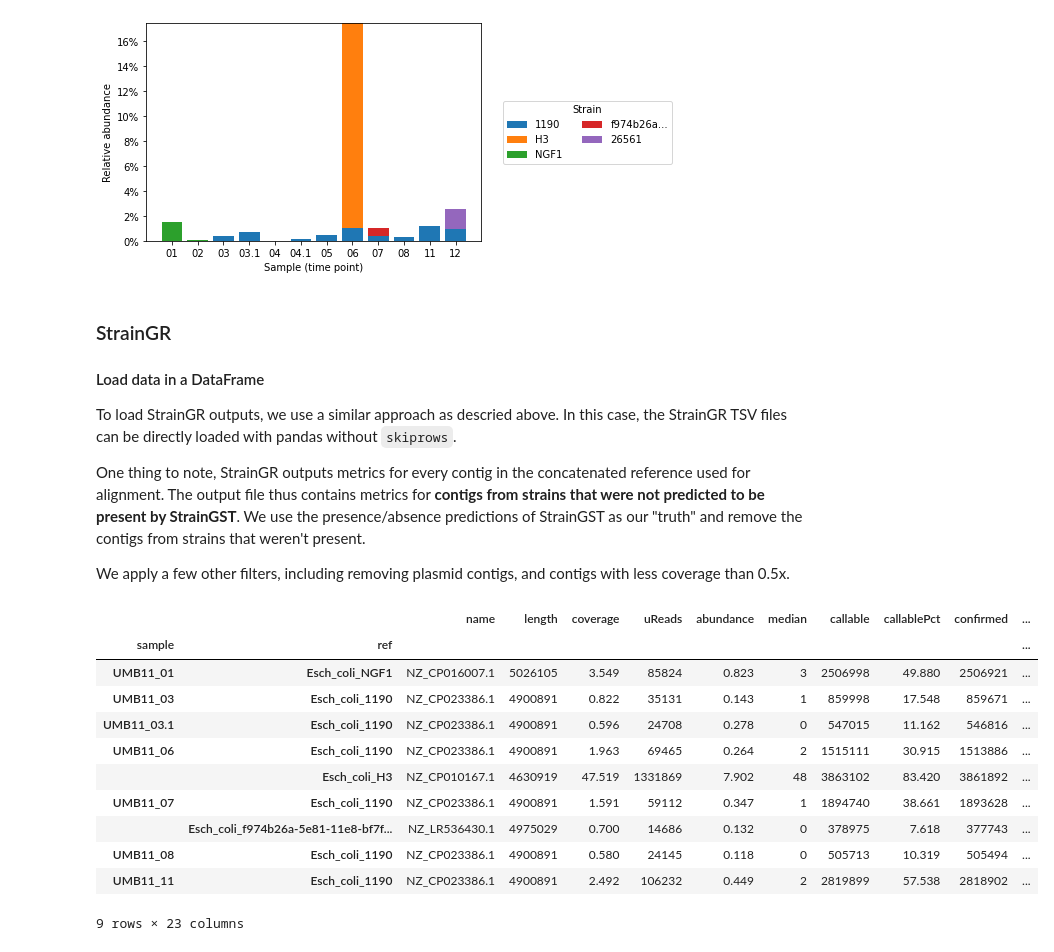
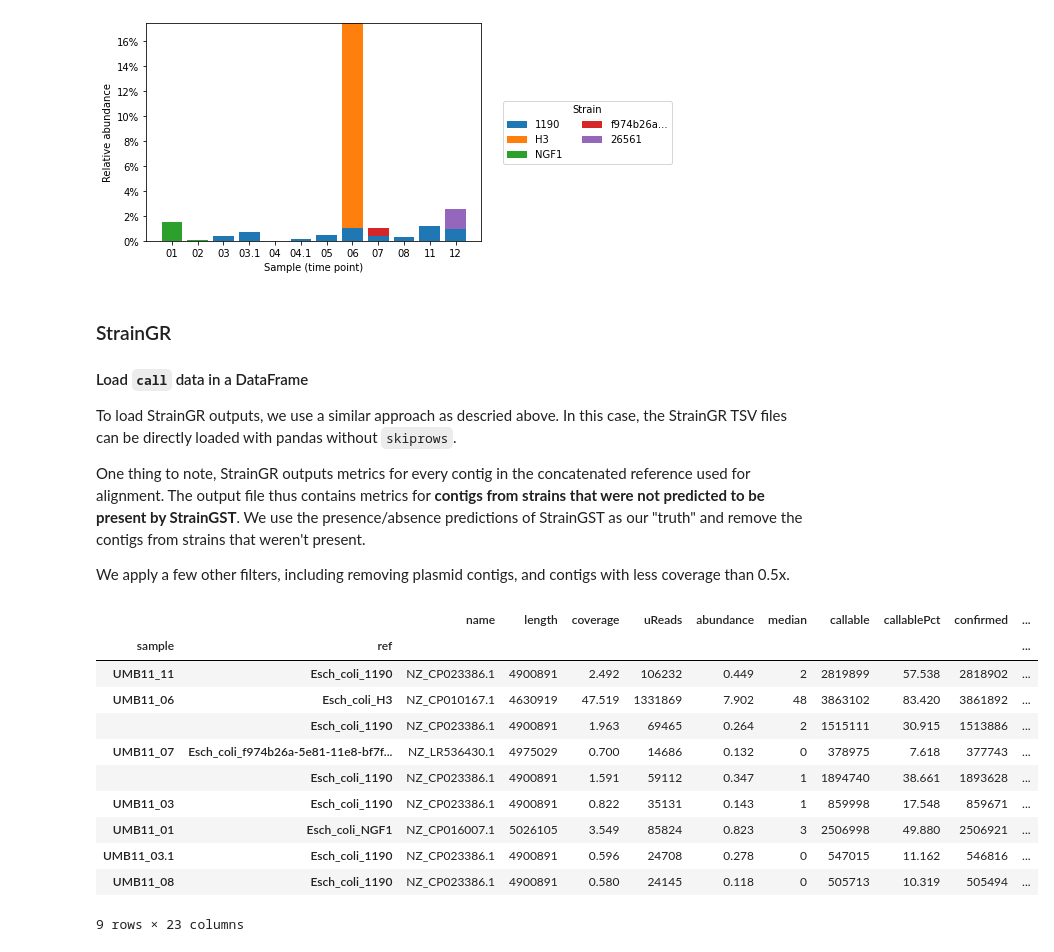
Before and after one commit to broadinstitute/StrainGE, a Jupyter notebook: docs/analysis.ipynb, the cells around one changed output. Saved outputs shown, nothing was run; the diff lists cells and outputs as text; code cells hidden in the pictures.

```diff
--- a/docs/analysis.ipynb
+++ b/docs/analysis.ipynb
@@ -108,7 +109,7 @@ plt.show()
 # %% [markdown]
 ### StrainGR
 
-#### Load data in a DataFrame
+#### Load `call` data in a DataFrame
 
 To load StrainGR outputs, we use a similar approach as descried above. In this case, the StrainGR TSV files can be directly loaded with pandas without `skiprows`.
 
@@ -118,31 +119,33 @@ We apply a few other filters, including removing plasmid contigs, and contigs wi
 # %%
 STRAINGR_DIR = Path("straingr/")
 
 df_list = []
 sample_names = []
 for f in STRAINGR_DIR.glob("*.tsv"):
     df = pandas.read_csv(f, sep='\t', index_col=0)
     df = df.drop(index='TOTAL')  # Remove TOTAL statistics
 
     df_list.append(df)
     sample_names.append(f.stem)
 
 straingr_df = pandas.concat(df_list, keys=sample_names, names=["sample"])
 straingr_df['straingst_present'] = straingr_df.index.map(lambda ix: ix in straingst_df.index)
 straingr_df['is_plasmid'] = straingr_df['length'] < 4e6
 straingr_df['enough_cov'] = straingr_df['coverage'] > 0.5
-straingr_df = straingr_df[straingr_df['straingst_present'] & ~straingr_df['is_plasmid'] & straingr_df['enough_cov']].copy()
-straingr_df.sort_index()
+
+# Filter and re-index
+straingr_df = straingr_df[straingr_df['straingst_present'] & ~straingr_df['is_plasmid'] & straingr_df['enough_cov']].reset_index().set_index(['sample', 'ref'])
+straingr_df
 # %% [output]
 |  |  | name | length | coverage | uReads | abundance | median | callable | callablePct | confirmed | ... |
 | sample | ref |  |  |  |  |  |  |  |  |  | ... |
+| UMB11_11 | Esch_coli_1190 | NZ_CP023386.1 | 4900891 | 2.492 | 106232 | 0.449 | 2 | 2819899 | 57.538 | 2818902 | ... |
+| UMB11_06 | Esch_coli_H3 | NZ_CP010167.1 | 4630919 | 47.519 | 1331869 | 7.902 | 48 | 3863102 | 83.420 | 3861892 | ... |
+|  | Esch_coli_1190 | NZ_CP023386.1 | 4900891 | 1.963 | 69465 | 0.264 | 2 | 1515111 | 30.915 | 1513886 | ... |
+| UMB11_07 | Esch_coli_f974b26a-5e81-11e8-bf7f... | NZ_LR536430.1 | 4975029 | 0.700 | 14686 | 0.132 | 0 | 378975 | 7.618 | 377743 | ... |
+|  | Esch_coli_1190 | NZ_CP023386.1 | 4900891 | 1.591 | 59112 | 0.347 | 1 | 1894740 | 38.661 | 1893628 | ... |
+| UMB11_03 | Esch_coli_1190 | NZ_CP023386.1 | 4900891 | 0.822 | 35131 | 0.143 | 1 | 859998 | 17.548 | 859671 | ... |
 | UMB11_01 | Esch_coli_NGF1 | NZ_CP016007.1 | 5026105 | 3.549 | 85824 | 0.823 | 3 | 2506998 | 49.880 | 2506921 | ... |
-| UMB11_03 | Esch_coli_1190 | NZ_CP023386.1 | 4900891 | 0.822 | 35131 | 0.143 | 1 | 859998 | 17.548 | 859671 | ... |
 | UMB11_03.1 | Esch_coli_1190 | NZ_CP023386.1 | 4900891 | 0.596 | 24708 | 0.278 | 0 | 547015 | 11.162 | 546816 | ... |
-| UMB11_06 | Esch_coli_1190 | NZ_CP023386.1 | 4900891 | 1.963 | 69465 | 0.264 | 2 | 1515111 | 30.915 | 1513886 | ... |
-|  | Esch_coli_H3 | NZ_CP010167.1 | 4630919 | 47.519 | 1331869 | 7.902 | 48 | 3863102 | 83.420 | 3861892 | ... |
-| UMB11_07 | Esch_coli_1190 | NZ_CP023386.1 | 4900891 | 1.591 | 59112 | 0.347 | 1 | 1894740 | 38.661 | 1893628 | ... |
-|  | Esch_coli_f974b26a-5e81-11e8-bf7f... | NZ_LR536430.1 | 4975029 | 0.700 | 14686 | 0.132 | 0 | 378975 | 7.618 | 377743 | ... |
 | UMB11_08 | Esch_coli_1190 | NZ_CP023386.1 | 4900891 | 0.580 | 24145 | 0.118 | 0 | 505713 | 10.319 | 505494 | ... |
-| UMB11_11 | Esch_coli_1190 | NZ_CP023386.1 | 4900891 | 2.492 | 106232 | 0.449 | 2 | 2819899 | 57.538 | 2818902 | ... |
 9 rows × 23 columns
```
Also changed, not shown: parts of 6 cells of this notebook.
